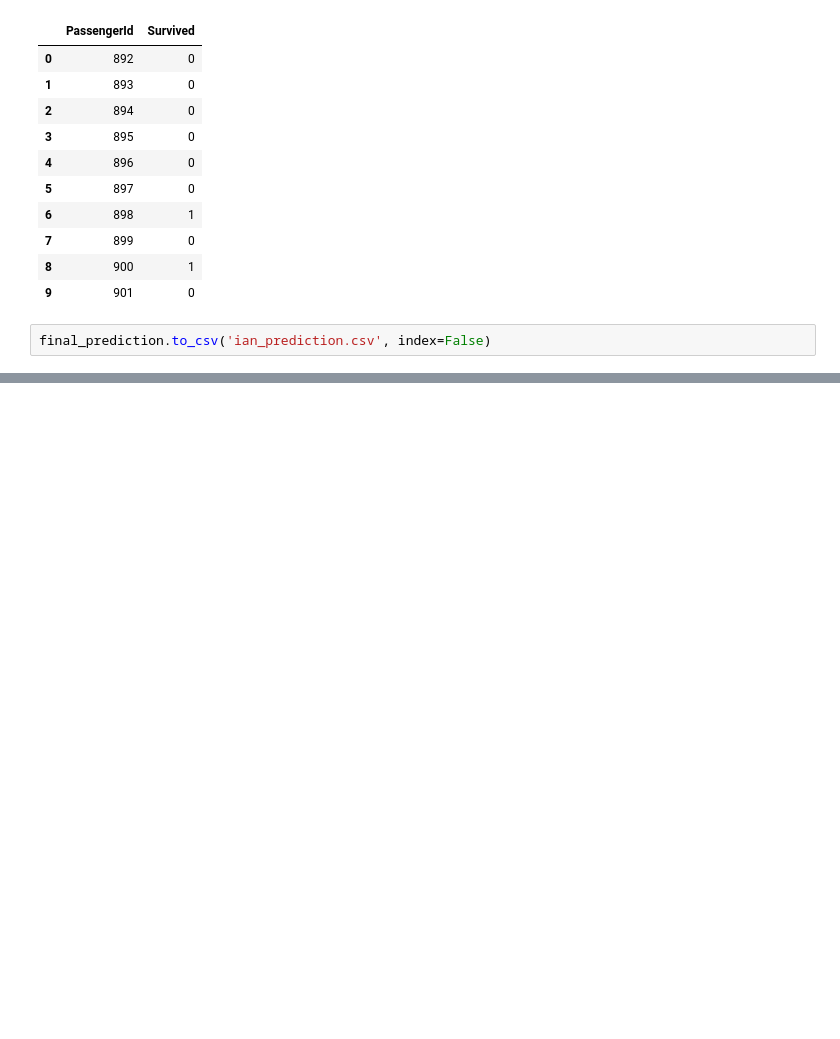
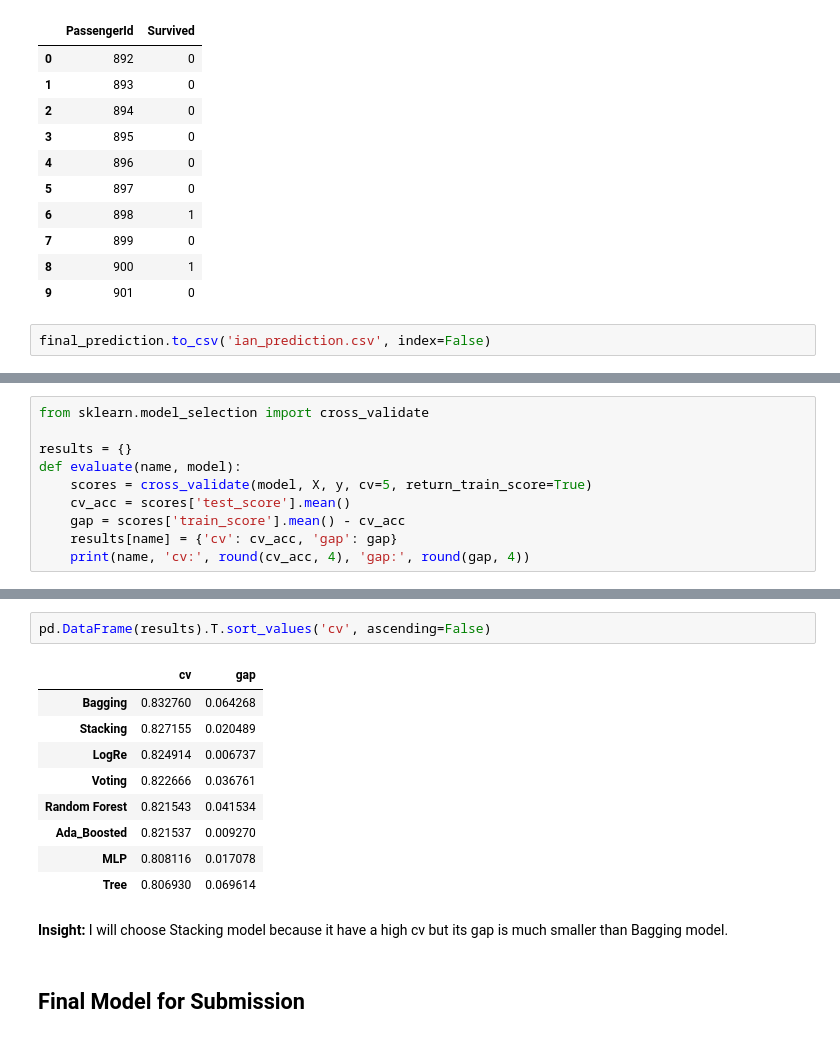
Before and after one commit to IanCode212/Titanic_Survival_Prediction, a Jupyter notebook: titanic.ipynb, the cells around one changed output, grey strips where cells are left out. Cells and saved outputs as stored; diff of their text form; blank space fills up the shorter version.

```diff
--- a/titanic.ipynb
+++ b/titanic.ipynb
@@ -163,0 +295,10 @@ final_prediction.to_csv('ian_prediction.csv', index=False)
+# %%
+from sklearn.model_selection import cross_validate
+
+results = {}
+def evaluate(name, model):
+    scores = cross_validate(model, X, y, cv=5, return_train_score=True)
+    cv_acc = scores['test_score'].mean()
+    gap = scores['train_score'].mean() - cv_acc
+    results[name] = {'cv': cv_acc, 'gap': gap}
+    print(name, 'cv:', round(cv_acc, 4), 'gap:', round(gap, 4))
@@ -163,0 +383,16 @@ final_prediction.to_csv('ian_prediction.csv', index=False)
+# %%
+pd.DataFrame(results).T.sort_values('cv', ascending=False)
+# %% [output]
+|  | cv | gap |
+| Bagging | 0.832760 | 0.064268 |
+| Stacking | 0.827155 | 0.020489 |
+| LogRe | 0.824914 | 0.006737 |
+| Voting | 0.822666 | 0.036761 |
+| Random Forest | 0.821543 | 0.041534 |
+| Ada_Boosted | 0.821537 | 0.009270 |
+| MLP | 0.808116 | 0.017078 |
+| Tree | 0.806930 | 0.069614 |
+# %% [markdown]
+**Insight:** I will choose Stacking model because it have a high cv but its gap is much smaller than Bagging model.
+# %% [markdown]
+## Final Model for Submission
```
Also changed, not shown: parts of 41 cells of this notebook, 5 other files.
